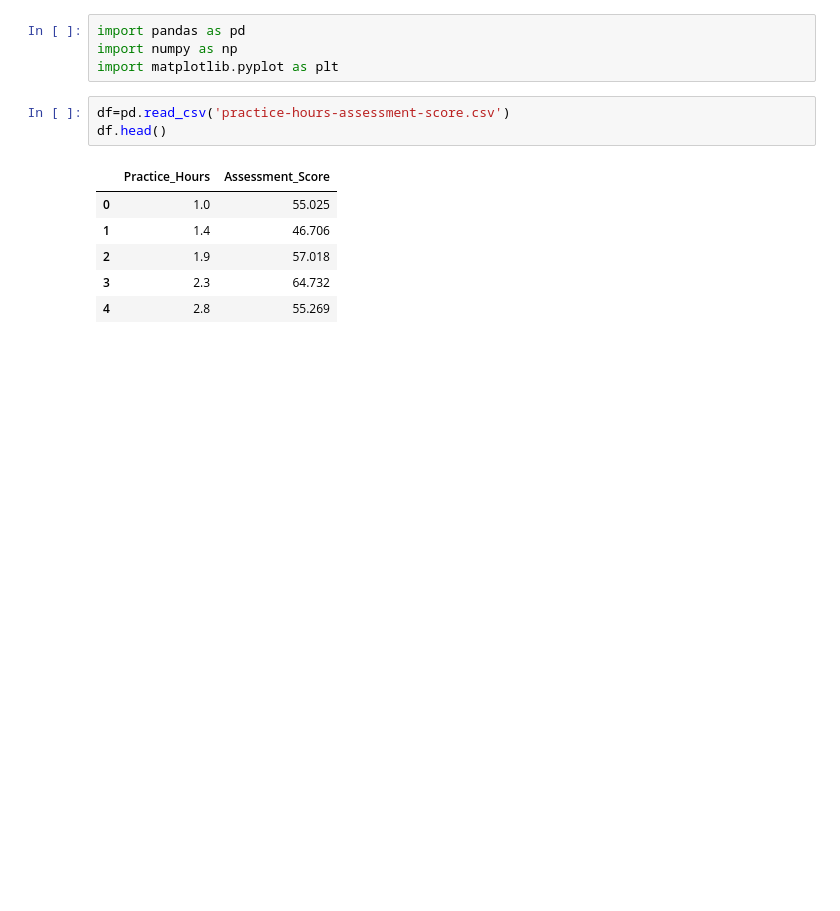
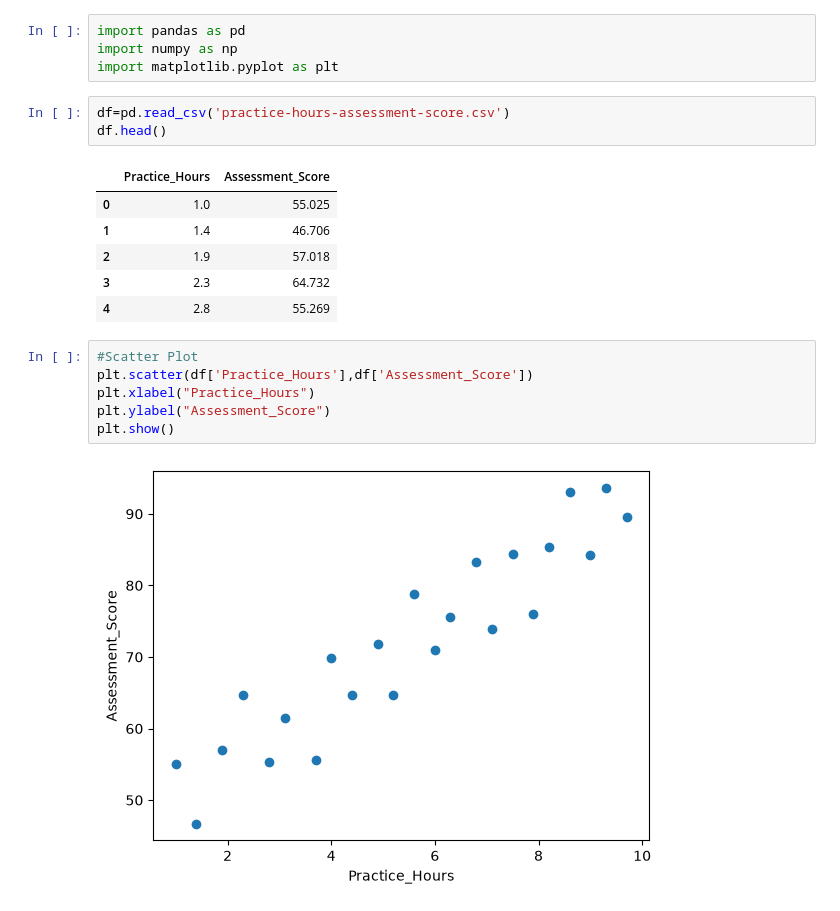
Before and after one commit to khanzahid2223/AI_Bootcamp, a Jupyter notebook: Linear Regression/Simple Linear Regressiom/hello.ipynb, the cells around one changed output. Cells and saved outputs as stored; diff of their text form; blank space fills up the shorter version.

```diff
--- a/Linear Regression/Simple Linear Regressiom/hello.ipynb
+++ b/Linear Regression/Simple Linear Regressiom/hello.ipynb
@@ -12,3 +12,11 @@ df.head()
 | 2 | 1.9 | 57.018 |
 | 3 | 2.3 | 64.732 |
 | 4 | 2.8 | 55.269 |
+# %%
+#Scatter Plot
+plt.scatter(df['Practice_Hours'],df['Assessment_Score'])
+plt.xlabel("Practice_Hours")
+plt.ylabel("Assessment_Score")
+plt.show()
+# %% [output]
+[figure, added]
```
Also changed, not shown: parts of 27 cells of this notebook.
